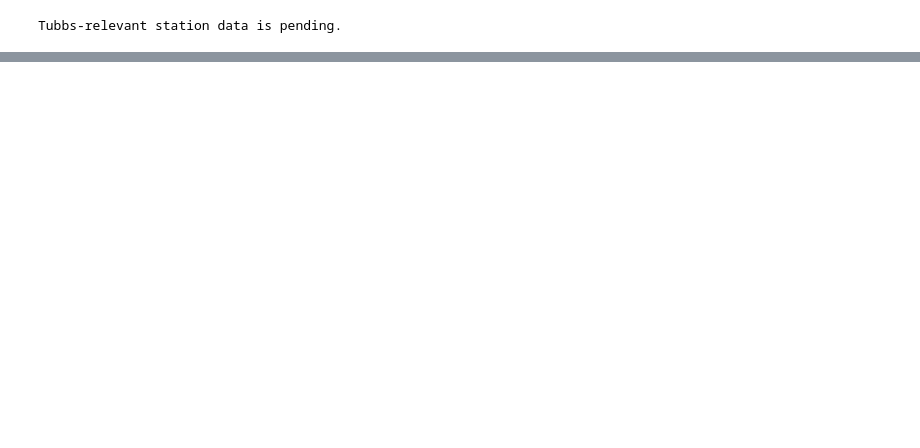
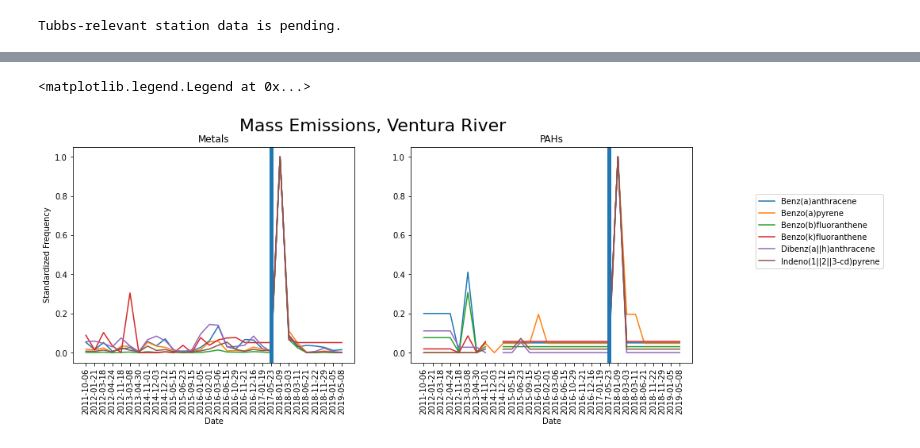
Before and after one commit to Dithizone/Chem491-Stormwater-Project, a Jupyter notebook: StormwaterAnalysis.ipynb, the cells around one changed output, grey strips where cells are left out. Drawn from its saved outputs; the diff is of its cells as text; code cells hidden in the pictures; blank space fills up the shorter version.

Commit message:
Made graphs of the stormwater results

```diff
--- a/StormwaterAnalysis.ipynb
+++ b/StormwaterAnalysis.ipynb
@@ -102,0 +89,24 @@ include the Maria fire.
+# %%
+plt.figure(5, figsize=(14, 5))
+plt.suptitle('Mass Emissions, Ventura River', fontsize=22)
+plt.subplot(1, 2, 1)
+plt.title('Metals')
+for i in subsetOfTheMetals:
+    plt.plot(ME_VR2data[i], label=i)
+plt.ylabel('Standardized Frequency')
+plt.xlabel('Date')
+plt.axvline(x='2017-05-23', linewidth=5)
+plt.xticks(rotation=90)
+
+plt.subplot(1, 2, 2)
+plt.title('PAHs')
+for i in theToxicPAHs:
+    plt.plot(ME_VR2data[i], label=i)
+plt.xlabel('Date')
+plt.xticks(rotation=90)
+plt.axvline(x='2017-05-23', linewidth=5)
+plt.legend(loc='upper center', bbox_to_anchor=(1.45, 0.8))
+# saveThisGraph(filepathtosavepng='images/VRmetalPAH.png')
+# %% [output]
+<matplotlib.legend.Legend at 0x...>
+[figure, added]
```
Also changed, not shown: parts of 15 cells of this notebook, 14 other files.
